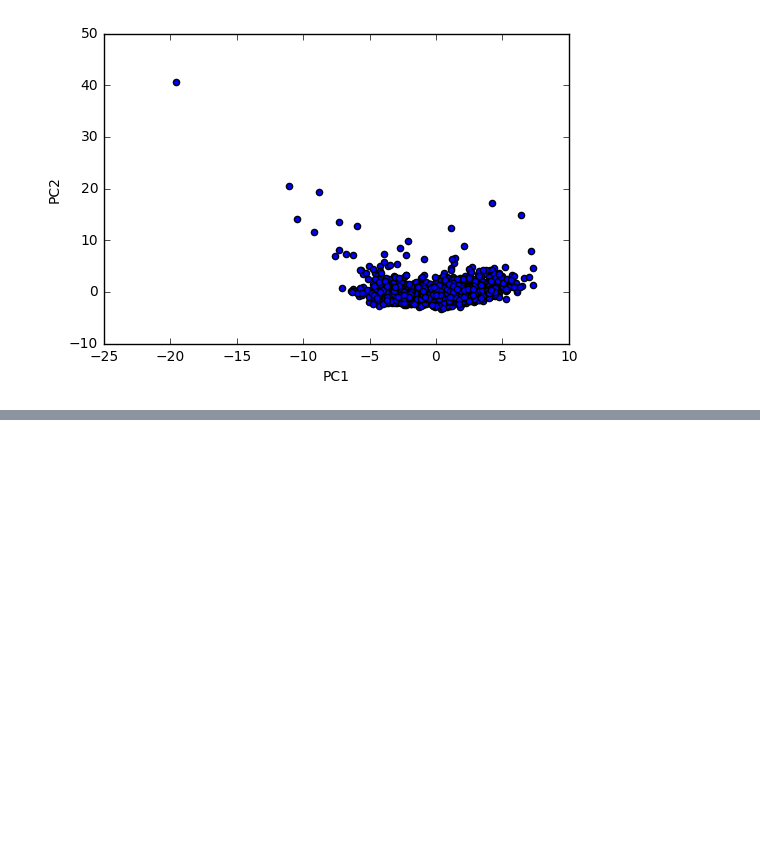
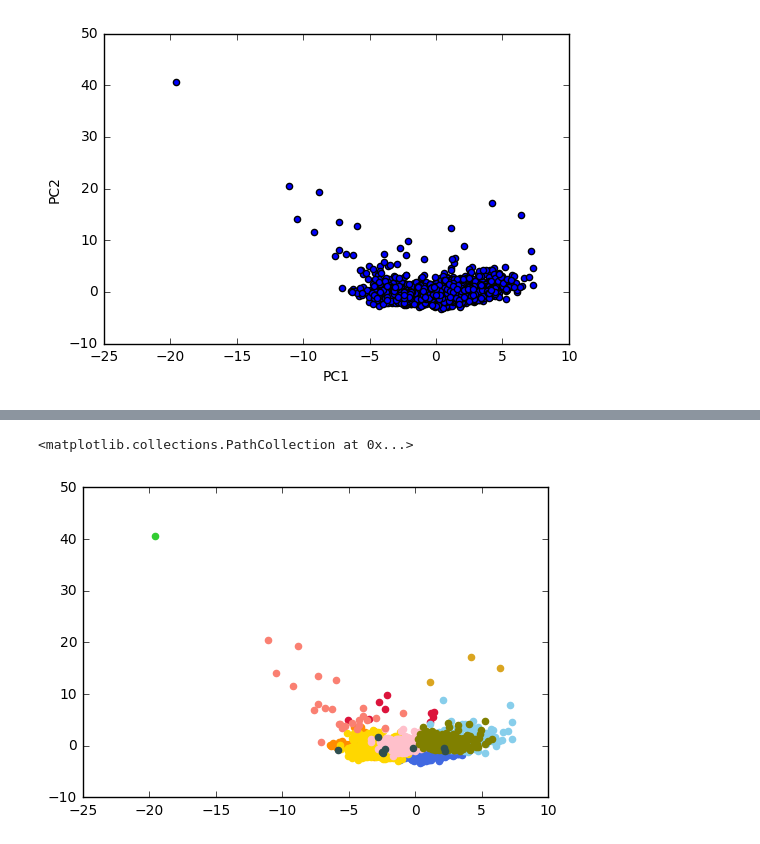
Before and after one commit to dogrunjp/lod-notebook, a Jupyter notebook: clustering.ipynb, the cells around one changed output, grey strips where cells are left out. Drawn from its saved outputs; the diff is of its cells as text; code cells hidden in the pictures; blank space fills up the shorter version.

Commit message:
add k-means

```diff
--- a/clustering.ipynb
+++ b/clustering.ipynb
@@ -31,7 +31,7 @@ for k, v in df.iteritems():
 #  村など病院数などの値が取得できない=NaNとなるデータを今回は含めないようにします
 df_pp = df_pp[df_pp.m_byoin.notnull()]
 # エリアコードをURLから単純な文字列部分のみに変更します。
-df_pp["_id"] = df_pp["_id"].map(lambda x: x[33:-1])
+df_pp["_id"] = df_pp["_id"].map(lambda x: x[33:-9])
 #  標準地域コードで市町村区名の取得出来ないデータも今回は含めないようにします。
 df_pp = df_pp[df_pp.city.notnull()]
 # %%
@@ -94,3 +94,6 @@ pca_df.plot(kind='scatter', x='PC1', y='PC2')
 # %% [output]
 <matplotlib.axes._subplots.AxesSubplot at 0x...>
 [figure]
+# %%
+# dataframeをnumpy arrayへ変換。標準化した数値データのみ。
+area_array = df_pp.ix[:,2:].as_matrix()
@@ -96,0 +114,34 @@ pca_df.plot(kind='scatter', x='PC1', y='PC2')
+# %%
+# k-measでクラスタリング。クラスタ数は１０。
+from sklearn.cluster import KMeans
+k_means = KMeans(n_clusters=12, max_iter=10000000).fit(area_array)
+# %%
+# PCAの結果をk-meansの結果でラベルしてプロット
+import pylab as pl
+pca0 = pca_df[k_means.labels_ == 0]
+pca1 = pca_df[k_means.labels_ == 1]
+pca2 = pca_df[k_means.labels_ == 2]
+pca3 = pca_df[k_means.labels_ == 3]
+pca4 = pca_df[k_means.labels_ == 4]
+pca5 = pca_df[k_means.labels_ == 5]
+pca6 = pca_df[k_means.labels_ == 6]
+pca7 = pca_df[k_means.labels_ == 7]
+pca8 = pca_df[k_means.labels_ == 8]
+pca9 = pca_df[k_means.labels_ == 9]
+pca10 = pca_df[k_means.labels_ == 10]
+pca11 = pca_df[k_means.labels_ == 11]
+pl.scatter(pca0['PC1'], pca0['PC2'], color='Crimson')
+pl.scatter(pca1['PC1'], pca1['PC2'], color='RoyalBlue')
+pl.scatter(pca2['PC1'], pca2['PC2'], color='DarkOrange')
+pl.scatter(pca3['PC1'], pca3['PC2'], color='Gold')
+pl.scatter(pca4['PC1'], pca4['PC2'], color='Pink')
+pl.scatter(pca5['PC1'], pca5['PC2'], color='SkyBlue')
+pl.scatter(pca6['PC1'], pca6['PC2'], color='BlueViolet')
+pl.scatter(pca7['PC1'], pca7['PC2'], color='Salmon')
+pl.scatter(pca8['PC1'], pca8['PC2'], color='LimeGreen')
+pl.scatter(pca9['PC1'], pca9['PC2'], color='Olive')
+pl.scatter(pca10['PC1'], pca10['PC2'], color='goldenrod')
+pl.scatter(pca11['PC1'], pca11['PC2'], color='darkslategray')
+# %% [output]
+<matplotlib.collections.PathCollection at 0x...>
+[figure, added]
```
Also changed, not shown: parts of 3 cells of this notebook.
